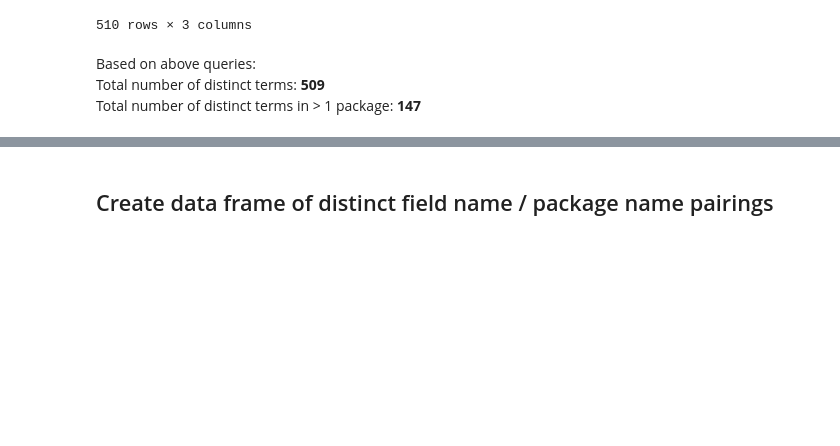
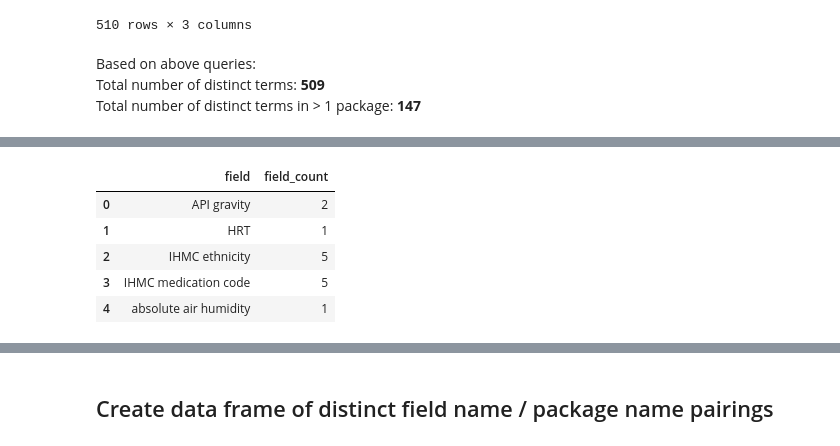
Before and after one commit to GenomicsStandardsConsortium/mixs-rdf, a Jupyter notebook: notebooks/common-mixs-package-terms.ipynb, the cells around one changed output, grey strips where cells are left out. Cells and saved outputs as stored; diff of their text form; code cells hidden in the pictures; blank space fills up the shorter version.

```diff
--- a/notebooks/common-mixs-package-terms.ipynb
+++ b/notebooks/common-mixs-package-terms.ipynb
@@ -52,0 +57,21 @@ Total number of distinct terms in > 1 package: **147**
+# %%
+q = """
+select distinct
+    [Package item] as field, count(*) as field_count
+from
+    df
+group by
+    [Package item]
+order by
+    [Package item]
+"""
+field_countdf = pysqldf(q)
+# %%
+field_countdf.head() # peek at data
+# %% [output]
+|  | field | field_count |
+| 0 | API gravity | 2 |
+| 1 | HRT | 1 |
+| 2 | IHMC ethnicity | 5 |
+| 3 | IHMC medication code | 5 |
+| 4 | absolute air humidity | 1 |
```
Also changed, not shown: parts of 9 cells of this notebook, 2 other files.
